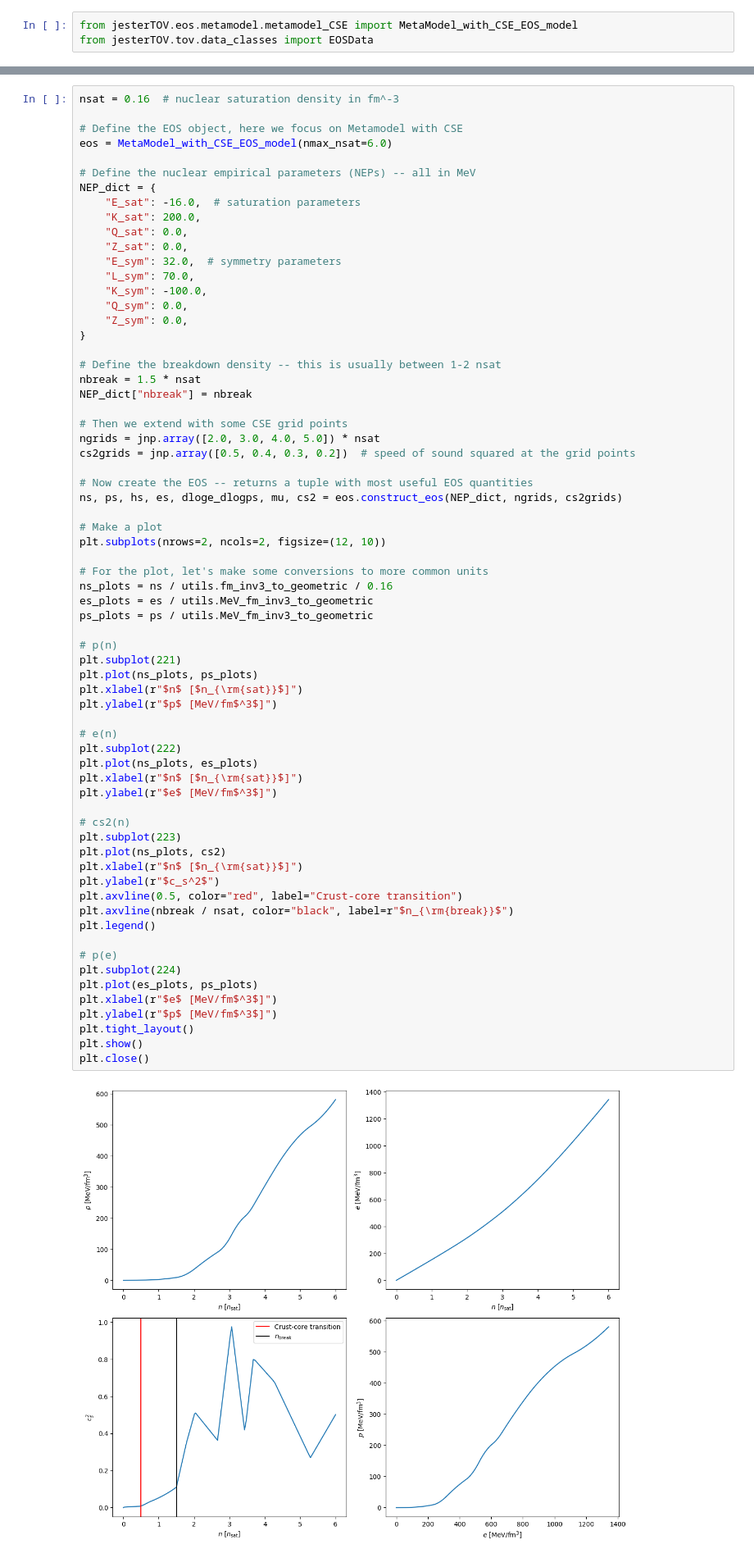
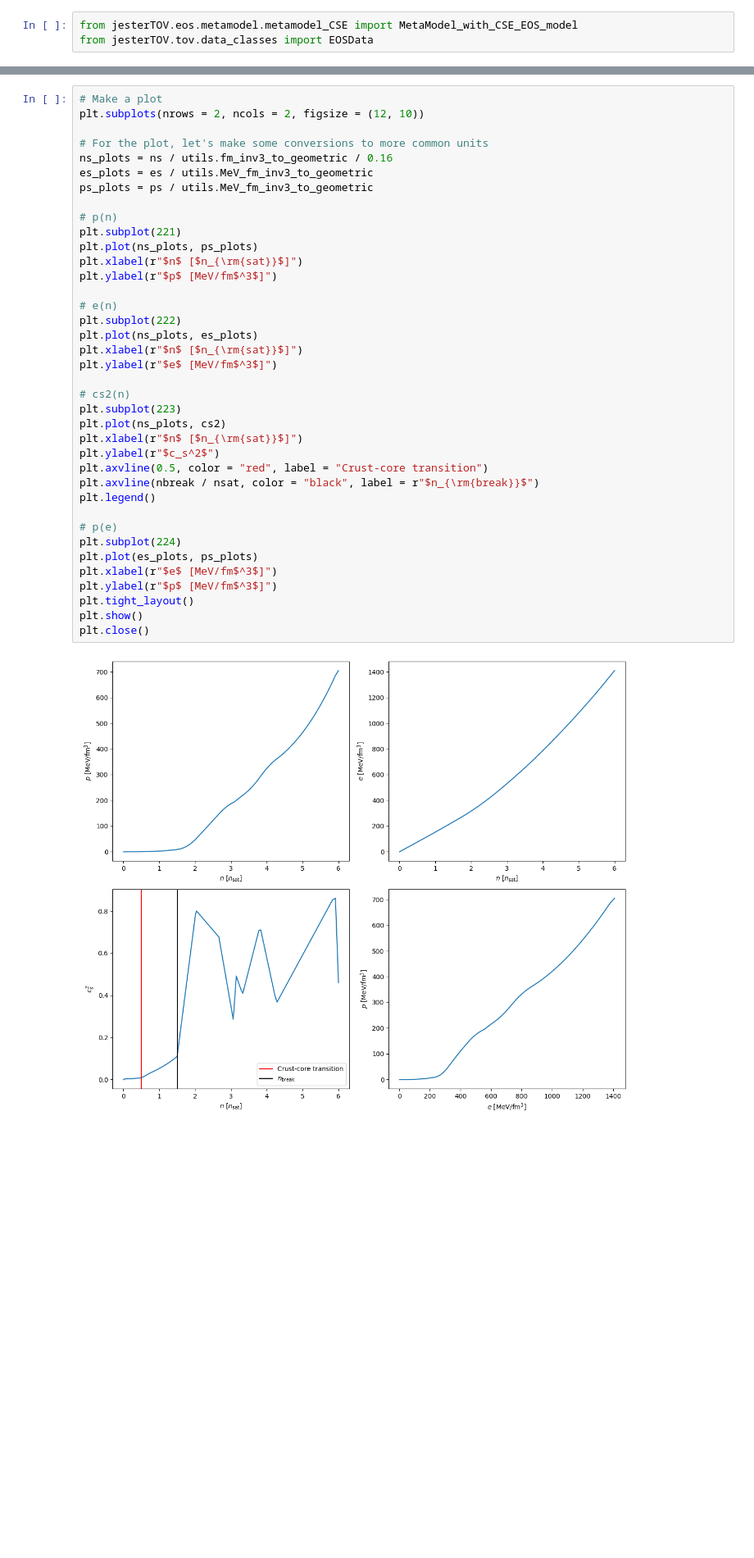
Before and after one commit to nuclear-multimessenger-astronomy/jester, a Jupyter notebook: docs/examples/eos_tov/eos_tov.ipynb, the cells around one changed output, grey strips where cells are left out. Shown at 82% size. Drawn from its saved outputs; the diff is of its cells as text; blank space fills up the shorter version.

```diff
--- a/docs/examples/eos_tov/eos_tov.ipynb
+++ b/docs/examples/eos_tov/eos_tov.ipynb
@@ -75,37 +58,8 @@ eos_data: EOSData = eos.construct_eos(params_dict)
 # Extract quantities from the EOSData
 ns, es, ps, cs2 = eos_data.ns, eos_data.es, eos_data.ps, eos_data.cs2
 # %%
-nsat = 0.16  # nuclear saturation density in fm^-3
-
-# Define the EOS object, here we focus on Metamodel with CSE
-eos = MetaModel_with_CSE_EOS_model(nmax_nsat=6.0)
-
-# Define the nuclear empirical parameters (NEPs) -- all in MeV
-NEP_dict = {
-    "E_sat": -16.0,  # saturation parameters
-    "K_sat": 200.0,
-    "Q_sat": 0.0,
-    "Z_sat": 0.0,
-    "E_sym": 32.0,  # symmetry parameters
-    "L_sym": 70.0,
-    "K_sym": -100.0,
-    "Q_sym": 0.0,
-    "Z_sym": 0.0,
-}
-
-# Define the breakdown density -- this is usually between 1-2 nsat
-nbreak = 1.5 * nsat
-NEP_dict["nbreak"] = nbreak
-
-# Then we extend with some CSE grid points
-ngrids = jnp.array([2.0, 3.0, 4.0, 5.0]) * nsat
-cs2grids = jnp.array([0.5, 0.4, 0.3, 0.2])  # speed of sound squared at the grid points
-
-# Now create the EOS -- returns a tuple with most useful EOS quantities
-ns, ps, hs, es, dloge_dlogps, mu, cs2 = eos.construct_eos(NEP_dict, ngrids, cs2grids)
-
 # Make a plot
-plt.subplots(nrows=2, ncols=2, figsize=(12, 10))
+plt.subplots(nrows = 2, ncols = 2, figsize = (12, 10))
 
 # For the plot, let's make some conversions to more common units
 ns_plots = ns / utils.fm_inv3_to_geometric / 0.16
@@ -113,36 +67,36 @@ es_plots = es / utils.MeV_fm_inv3_to_geometric
 ps_plots = ps / utils.MeV_fm_inv3_to_geometric
 
 # p(n)
 plt.subplot(221)
 plt.plot(ns_plots, ps_plots)
 plt.xlabel(r"$n$ [$n_{\rm{sat}}$]")
 plt.ylabel(r"$p$ [MeV/fm$^3$]")
 
 # e(n)
 plt.subplot(222)
 plt.plot(ns_plots, es_plots)
 plt.xlabel(r"$n$ [$n_{\rm{sat}}$]")
 plt.ylabel(r"$e$ [MeV/fm$^3$]")
 
 # cs2(n)
 plt.subplot(223)
 plt.plot(ns_plots, cs2)
 plt.xlabel(r"$n$ [$n_{\rm{sat}}$]")
 plt.ylabel(r"$c_s^2$")
-plt.axvline(0.5, color="red", label="Crust-core transition")
-plt.axvline(nbreak / nsat, color="black", label=r"$n_{\rm{break}}$")
+plt.axvline(0.5, color = "red", label = "Crust-core transition")
+plt.axvline(nbreak / nsat, color = "black", label = r"$n_{\rm{break}}$")
 plt.legend()
 
 # p(e)
 plt.subplot(224)
 plt.plot(es_plots, ps_plots)
 plt.xlabel(r"$e$ [MeV/fm$^3$]")
 plt.ylabel(r"$p$ [MeV/fm$^3$]")
 plt.tight_layout()
 plt.show()
 plt.close()
 # %% [output]
-[figure, old version]
+[figure, new version]
 # %% [markdown]
 ## TOV solver
 # %% [markdown]
```
Also changed, not shown: parts of 3 cells of this notebook, 3 other files.
